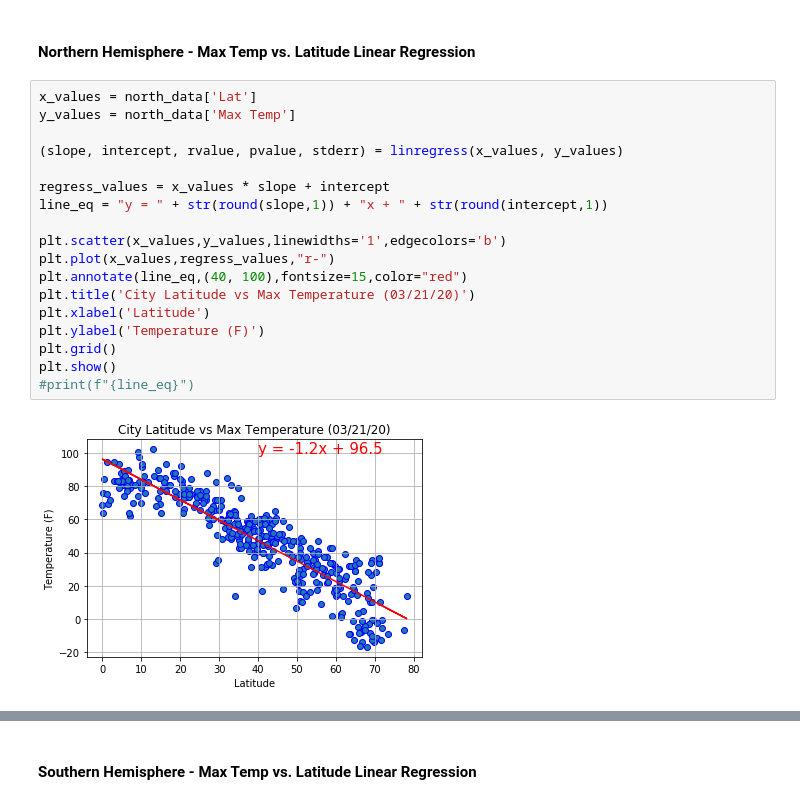
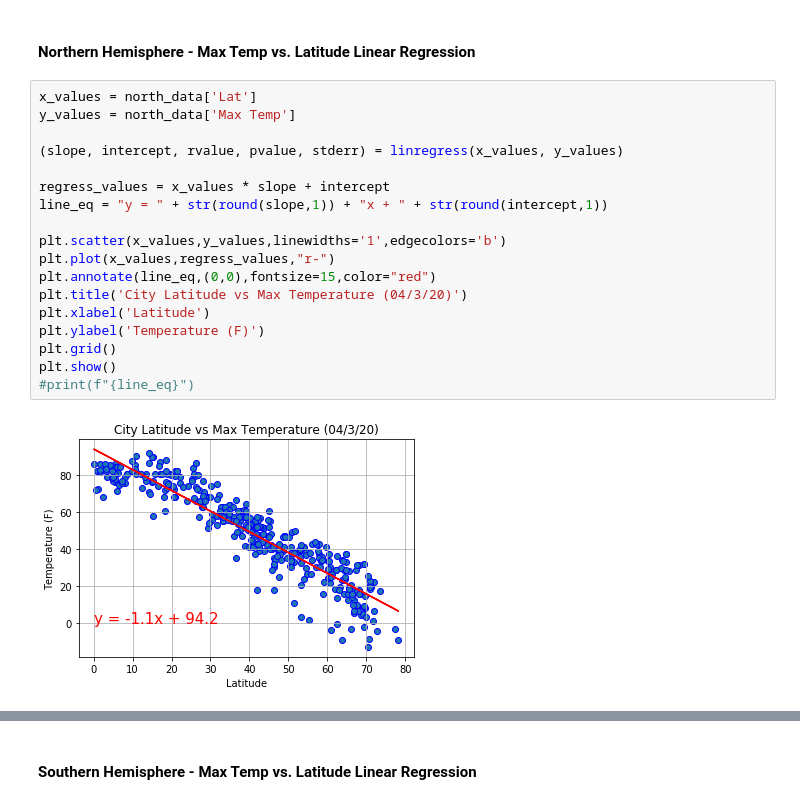
Before and after one commit to dylanm2094/api-challenge, a Jupyter notebook: WeatherPy.ipynb, the cells around one changed output, grey strips where cells are left out. Saved outputs shown, nothing was run; the diff lists cells and outputs as text.

```diff
--- a/WeatherPy.ipynb
+++ b/WeatherPy.ipynb
@@ -251,20 +280,20 @@ south_data = weather_data[south_cond]
 # %%
 x_values = north_data['Lat']
 y_values = north_data['Max Temp']
 
 (slope, intercept, rvalue, pvalue, stderr) = linregress(x_values, y_values)
 
 regress_values = x_values * slope + intercept
 line_eq = "y = " + str(round(slope,1)) + "x + " + str(round(intercept,1))
 
 plt.scatter(x_values,y_values,linewidths='1',edgecolors='b')
 plt.plot(x_values,regress_values,"r-")
-plt.annotate(line_eq,(40, 100),fontsize=15,color="red")
-plt.title('City Latitude vs Max Temperature (03/21/20)')
+plt.annotate(line_eq,(0,0),fontsize=15,color="red")
+plt.title('City Latitude vs Max Temperature (04/3/20)')
 plt.xlabel('Latitude')
 plt.ylabel('Temperature (F)')
 plt.grid()
 plt.show()
 #print(f"{line_eq}")
 # %% [output]
-[figure, old version]
+[figure, new version]
```
Also changed, not shown: parts of 25 cells of this notebook, 5 other files.
